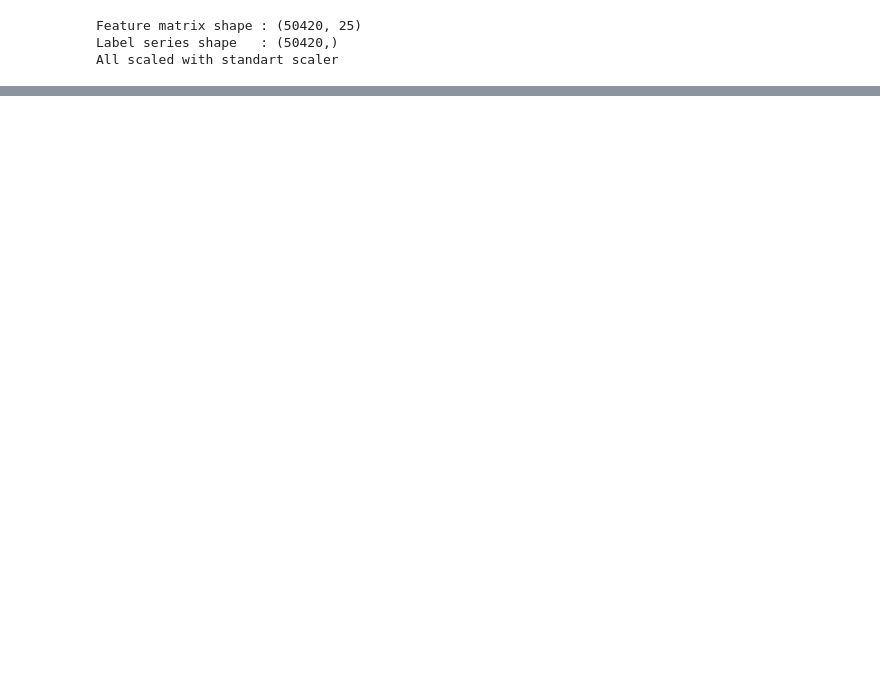
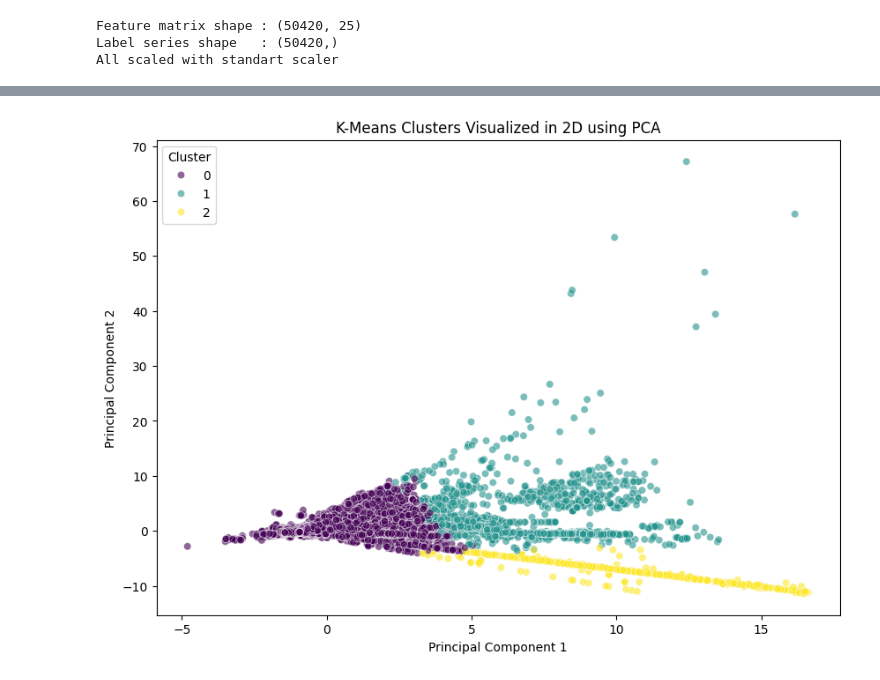
Before and after one commit to GiannisKotsalos/NetworkIntrusion-DataMining-MLProject, a Jupyter notebook: notebooks/clustering.ipynb, the cells around one changed output, grey strips where cells are left out. Saved outputs shown, nothing was run; the diff lists cells and outputs as text; code cells hidden in the pictures; blank space fills up the shorter version.

```diff
--- a/notebooks/clustering.ipynb
+++ b/notebooks/clustering.ipynb
@@ -109,0 +133,18 @@ k=10 | Inertia:     564408.3 | Silhouette: 0.4640 | Davies-Bouldin: 1.0100
+# %%
+from sklearn.decomposition import PCA
+import seaborn as sns
+
+# Squash the 25 dimensions down to 2 dimensions (Principal Components)
+pca = PCA(n_components=2)
+X_pca = pca.fit_transform(X_scaled)
+
+# Plot the PCA results, coloring the dots by their K-Means cluster
+plt.figure(figsize=(10, 7))
+sns.scatterplot(x=X_pca[:, 0], y=X_pca[:, 1], hue=df['KMeans_Cluster'], palette='viridis', alpha=0.6)
+plt.title('K-Means Clusters Visualized in 2D using PCA')
+plt.xlabel('Principal Component 1')
+plt.ylabel('Principal Component 2')
+plt.legend(title='Cluster')
+plt.show()
+# %% [output]
+[figure, added]
```
Also changed, not shown: parts of 8 cells of this notebook, 1 other file.
